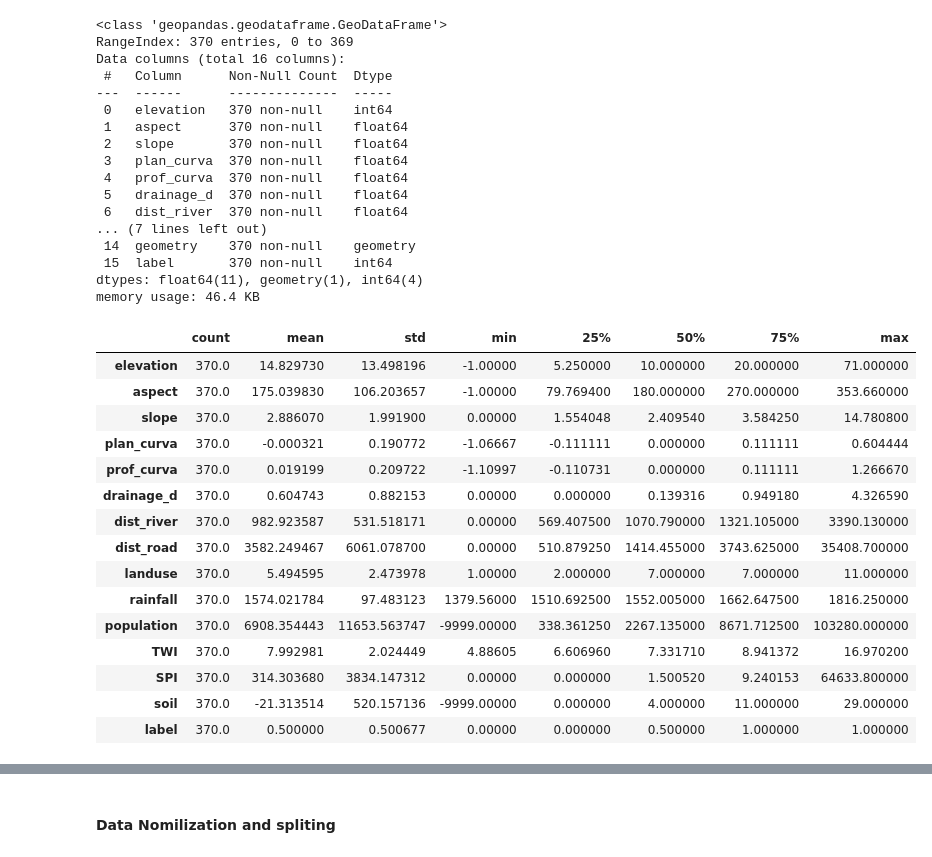
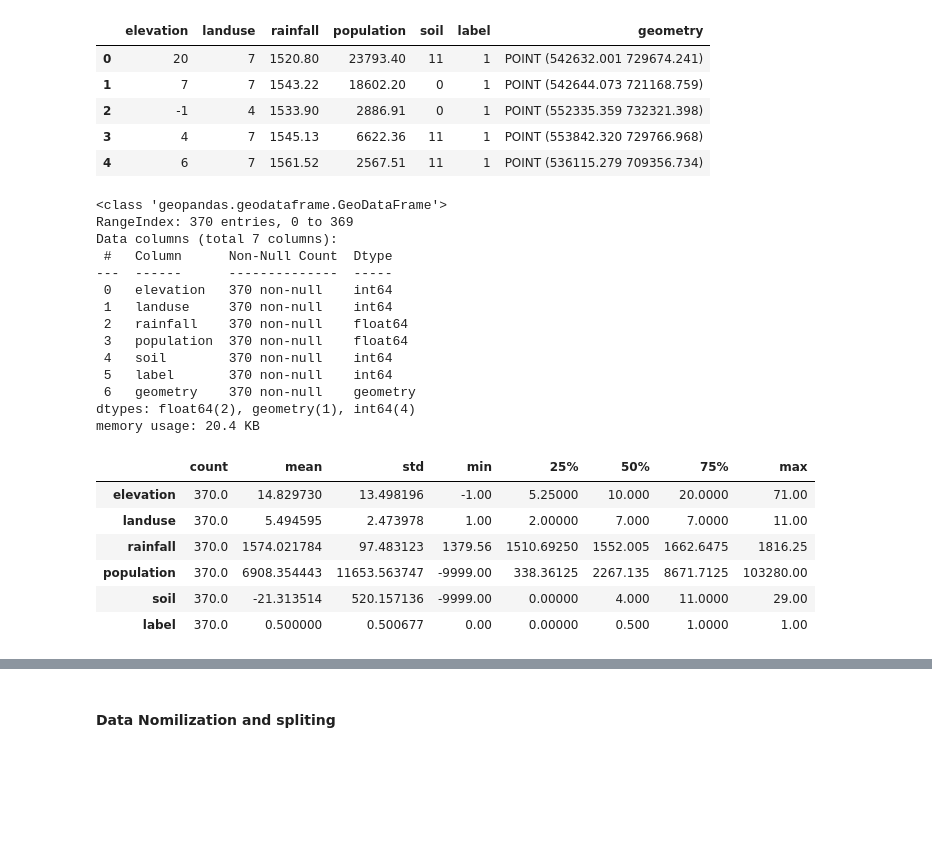
Before and after one commit to ololades/ML_Flood_Prediction_Website, a Jupyter notebook: flood_susceptibility.ipynb, the cells around one changed output, grey strips where cells are left out. Saved outputs shown, nothing was run; the diff lists cells and outputs as text; code cells hidden in the pictures; blank space fills up the shorter version.

```diff
--- a/flood_susceptibility.ipynb
+++ b/flood_susceptibility.ipynb
@@ -131,44 +37,42 @@ gdf.head()
+# %%
+fi_data=gpd.read_file("Webflood_inventory.shp")
+fi_data.head()
+# %% [output]
+|  | elevation | landuse | rainfall | population | soil | label | geometry |
+| 0 | 20 | 7 | 1520.80 | 23793.40 | 11 | 1 | POINT (542632.001 729674.241) |
+| 1 | 7 | 7 | 1543.22 | 18602.20 | 0 | 1 | POINT (542644.073 721168.759) |
+| 2 | -1 | 4 | 1533.90 | 2886.91 | 0 | 1 | POINT (552335.359 732321.398) |
+| 3 | 4 | 7 | 1545.13 | 6622.36 | 11 | 1 | POINT (553842.320 729766.968) |
+| 4 | 6 | 7 | 1561.52 | 2567.51 | 11 | 1 | POINT (536115.279 709356.734) |
 # %%
 # check the info
-gdf.info()
+fi_data.info()
 # %% [output]
 <class 'geopandas.geodataframe.GeoDataFrame'>
 RangeIndex: 370 entries, 0 to 369
-Data columns (total 16 columns):
+Data columns (total 7 columns):
  #   Column      Non-Null Count  Dtype
 ---  ------      --------------  -----
  0   elevation   370 non-null    int64
- 1   aspect      370 non-null    float64
- 2   slope       370 non-null    float64
- 3   plan_curva  370 non-null    float64
- 4   prof_curva  370 non-null    float64
- 5   drainage_d  370 non-null    float64
- 6   dist_river  370 non-null    float64
-... (7 lines left out)
- 14  geometry    370 non-null    geometry
- 15  label       370 non-null    int64
-dtypes: float64(11), geometry(1), int64(4)
-memory usage: 46.4 KB
+ 1   landuse     370 non-null    int64
+ 2   rainfall    370 non-null    float64
+ 3   population  370 non-null    float64
+ 4   soil        370 non-null    int64
+ 5   label       370 non-null    int64
+ 6   geometry    370 non-null    geometry
+dtypes: float64(2), geometry(1), int64(4)
+memory usage: 20.4 KB
 # %%
 #get the summary statistics of the datafrmae
-gdf.describe().T
+fi_data.describe().T
 # %% [output]
 |  | count | mean | std | min | 25% | 50% | 75% | max |
-| elevation | 370.0 | 14.829730 | 13.498196 | -1.00000 | 5.250000 | 10.000000 | 20.000000 | 71.000000 |
-| aspect | 370.0 | 175.039830 | 106.203657 | -1.00000 | 79.769400 | 180.000000 | 270.000000 | 353.660000 |
-| slope | 370.0 | 2.886070 | 1.991900 | 0.00000 | 1.554048 | 2.409540 | 3.584250 | 14.780800 |
-| plan_curva | 370.0 | -0.000321 | 0.190772 | -1.06667 | -0.111111 | 0.000000 | 0.111111 | 0.604444 |
-| prof_curva | 370.0 | 0.019199 | 0.209722 | -1.10997 | -0.110731 | 0.000000 | 0.111111 | 1.266670 |
-| drainage_d | 370.0 | 0.604743 | 0.882153 | 0.00000 | 0.000000 | 0.139316 | 0.949180 | 4.326590 |
-| dist_river | 370.0 | 982.923587 | 531.518171 | 0.00000 | 569.407500 | 1070.790000 | 1321.105000 | 3390.130000 |
-| dist_road | 370.0 | 3582.249467 | 6061.078700 | 0.00000 | 510.879250 | 1414.455000 | 3743.625000 | 35408.700000 |
-| landuse | 370.0 | 5.494595 | 2.473978 | 1.00000 | 2.000000 | 7.000000 | 7.000000 | 11.000000 |
-| rainfall | 370.0 | 1574.021784 | 97.483123 | 1379.56000 | 1510.692500 | 1552.005000 | 1662.647500 | 1816.250000 |
-| population | 370.0 | 6908.354443 | 11653.563747 | -9999.00000 | 338.361250 | 2267.135000 | 8671.712500 | 103280.000000 |
-| TWI | 370.0 | 7.992981 | 2.024449 | 4.88605 | 6.606960 | 7.331710 | 8.941372 | 16.970200 |
-| SPI | 370.0 | 314.303680 | 3834.147312 | 0.00000 | 0.000000 | 1.500520 | 9.240153 | 64633.800000 |
-| soil | 370.0 | -21.313514 | 520.157136 | -9999.00000 | 0.000000 | 4.000000 | 11.000000 | 29.000000 |
-| label | 370.0 | 0.500000 | 0.500677 | 0.00000 | 0.000000 | 0.500000 | 1.000000 | 1.000000 |
+| elevation | 370.0 | 14.829730 | 13.498196 | -1.00 | 5.25000 | 10.000 | 20.0000 | 71.00 |
+| landuse | 370.0 | 5.494595 | 2.473978 | 1.00 | 2.00000 | 7.000 | 7.0000 | 11.00 |
+| rainfall | 370.0 | 1574.021784 | 97.483123 | 1379.56 | 1510.69250 | 1552.005 | 1662.6475 | 1816.25 |
+| population | 370.0 | 6908.354443 | 11653.563747 | -9999.00 | 338.36125 | 2267.135 | 8671.7125 | 103280.00 |
+| soil | 370.0 | -21.313514 | 520.157136 | -9999.00 | 0.00000 | 4.000 | 11.0000 | 29.00 |
+| label | 370.0 | 0.500000 | 0.500677 | 0.00 | 0.00000 | 0.500 | 1.0000 | 1.00 |
 # %%
 #Understand the data
 # The dataset includes the same number of flooded and not flooded locations
```
Also changed, not shown: parts of 55 cells of this notebook, 1 other file.
